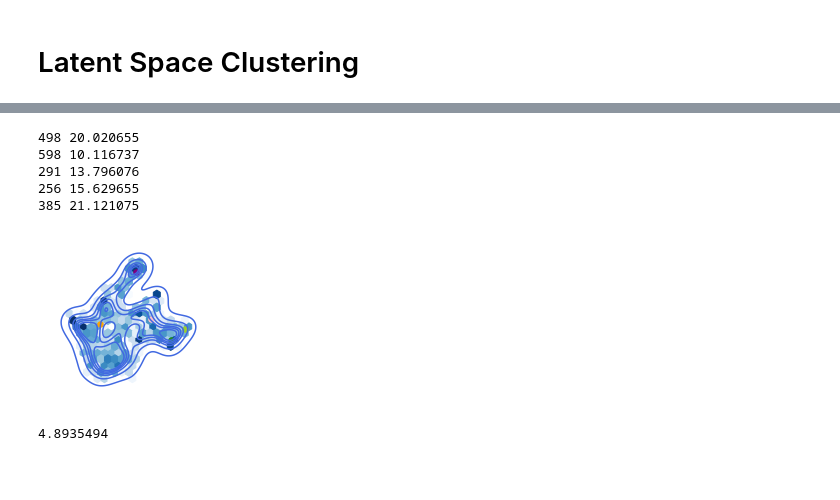
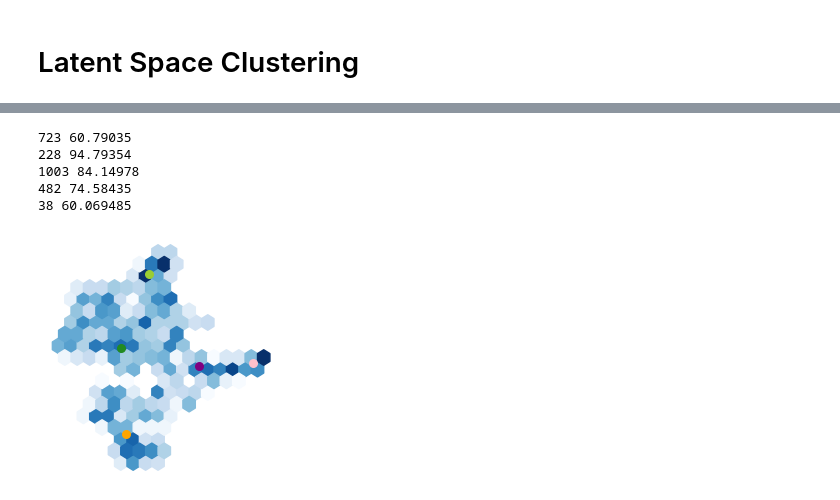
Before and after one commit to sunnyqywang/demand_image, a Jupyter notebook: M1_2_SAE_LatentSpace.ipynb, the cells around one changed output, grey strips where cells are left out. Saved outputs shown, nothing was run; the diff lists cells and outputs as text; code cells hidden in the pictures; blank space fills up the shorter version.

```diff
--- a/M1_2_SAE_LatentSpace.ipynb
+++ b/M1_2_SAE_LatentSpace.ipynb
@@ -269,0 +19,14 @@ for i in range(n):
+# %%
+ckpt = '/dreambig/qingyi/stable-diffusion/logs/'+version+'_sae_kl_8x8x64/checkpoints/epoch='+f"{epoch:06d}"+'.ckpt'
+config = OmegaConf.load('/dreambig/qingyi/stable-diffusion/logs/'+version+'_sae_kl_8x8x64/configs/'+version+'-project.yaml')
+
+with open(proj_dir+"latent_space/"+version+"_sae_kl_f32_ep"+str(epoch)+".pkl", "rb") as f:
+# with open(proj_dir+"latent_space/"+version+"_sae_"+
+#       str(config['model']['params']['ddconfig']['output_dim'])+"_"+
+#       str(config['model']['params']['lossconfig']['params']['supervision_factor'])+
+#       "_ep"+str(epoch)+".pkl", "rb") as f:
+    encoder_output = pkl.load(f)
+    im = pkl.load(f)
+    ct = pkl.load(f)
+    sup_true_list = pkl.load(f)
+    sup_list = pkl.load(f)
@@ -278,23 +47,25 @@ for i in unique_ct:
     aggregate_embeddings.append(np.mean(encoder_output[ct == i], axis=0))
 aggregate_embeddings = np.array(aggregate_embeddings)
+# %%
+aggregate_embeddings = aggregate_embeddings.reshape(aggregate_embeddings.shape[0], -1)
 # %% [markdown]
 # Latent Space Visualization with tSNE
 # %%
 # check if tSNE is already done
-tsne_file = glob.glob(out_dir+"latent_space/"+model_type+"_"+zoomlevel+"_"+str(output_dim**2*2048)+"_"+v1+"_"+model_run_date+".csv")
+tsne_file = []# glob.glob(out_dir+"latent_space/"+model_type+"_"+zoomlevel+"_"+str(output_dim**2*2048)+"_"+v1+"_"+model_run_date+".csv")
 # %%
 if len(tsne_file) != 0:
     df_ct = pd.read_csv(tsne_file[0])
 else:
     from sklearn import manifold
-    method = manifold.TSNE(n_components=2, init='pca', random_state=1)
+    method = manifold.TSNE(n_components=2, init='pca', random_state=5)
     t0 = time()
     # tsne_im = method.fit_transform(encoder_output)
     tsne_ct = method.fit_transform(aggregate_embeddings)
     t1 = time()
     print("tSNE Running time %s: %d sec" % ('Time', t1 - t0))
 
-    demo_df = pd.read_csv(data_dir+"demo_tract.csv")
+    demo_df = pd.read_csv(data_dir+"Census_old/demo_tract.csv")
     demo_df['pop_density'] = demo_df['tot_population'] / demo_df['area']
     demo_df['COUNTYA'] = demo_df['COUNTYA'].astype('str')
 
@@ -426,29 +158,25 @@ dtype: int64
 # %%
 fig, ax = plt.subplots(1,1,figsize=(3,3))
 hexagons = ax.hexbin(df_ct["x0"].to_numpy(), df_ct["x1"].to_numpy(), gridsize=17, mincnt=1, cmap='Blues')
-sns.kdeplot(x=df_ct["x0"].to_numpy(), y=df_ct["x1"].to_numpy(), ax=ax, levels=7, color='royalblue')
+# sns.kdeplot(x=df_ct["x0"].to_numpy(), y=df_ct["x1"].to_numpy(), ax=ax, levels=7, color='royalblue')
 
 colors = ['forestgreen','orange','purple','pink','yellowgreen','black']
 i = 0
 for c in kmeans_ct.cluster_centers_:
     idx = np.argmin(sklearn.metrics.pairwise_distances(aggregate_embeddings, c.reshape(1,-1)))
     print(idx+2, np.min(sklearn.metrics.pairwise_distances(aggregate_embeddings, c.reshape(1,-1))))
     ax.scatter(df_ct.iloc[idx]["x0"], df_ct.iloc[idx]["x1"], c=colors[i],s=30)
     i += 1
 
 plt.axis("off")
 plt.show()
 
 # fig.savefig(out_dir+"latent_space/"+model_type+"_"+zoomlevel+"_"+str(model_config['output_dim']**2*2048)+"_"+
 #                     model_run_date+"_traj.png", bbox_inches='tight')
 # %% [output]
-498 20.020655
-598 10.116737
-291 13.796076
-256 15.629655
-385 21.121075
+723 60.79035
+228 94.79354
+1003 84.14978
+482 74.58435
+38 60.069485
-[figure, old version]
+[figure, new version]
-# %%
-df_ct.iloc[idx]["x1"]
-# %% [output]
-4.8935494
```
Also changed, not shown: parts of 55 cells of this notebook, 32 other files.
